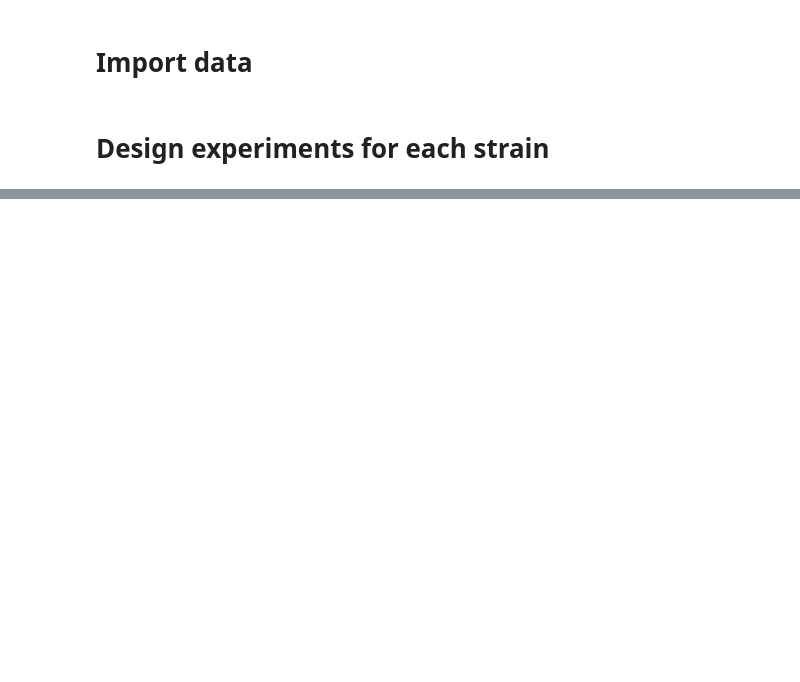
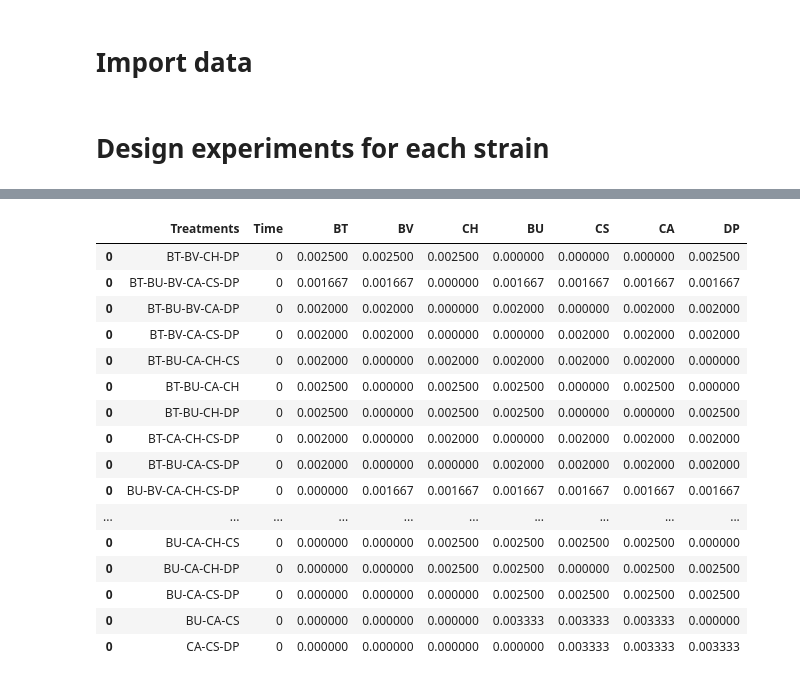
Before and after one commit to VenturelliLab/Sulaiman_et_al_2024, a Jupyter notebook: exp2/Design Experiments.ipynb, the cells around one changed output, grey strips where cells are left out. Cells and saved outputs as stored; diff of their text form; code cells hidden in the pictures; blank space fills up the shorter version.

```diff
--- a/exp2/Design Experiments.ipynb
+++ b/exp2/Design Experiments.ipynb
@@ -32,6 +32,13 @@ exp_names = []
 for file in files:
     # import data
     df = pd.read_csv(f"data/{file}")
+
+    # determine name of strain
+    strain = file.split("_")[1]
+
+    # make sure that experiment names are sorted alphabetically
+    exp_names = [gen_exp_name(np.sort(name.split("_")[0].replace(strain, "CD").split("-"))) for name in df.Treatments.values]
+    df['Treatments'] = exp_names
 
     # determine species names
     species = df.columns.values[2:]
@@ -60,7 +67,7 @@ for file in files:
     # generate design matrix
     design_df = pd.DataFrame()
     for i,x in enumerate(X):
-        exp_name = gen_exp_name(species[x>0])
+        exp_name = gen_exp_name(np.sort(species[x>0]))
         if exp_name not in exp_names:
             # eval time [0, 24]
             x_mat = np.empty([2, dim])
@@ -72,15 +79,18 @@ for file in files:
             df_exp[species] = x_mat
             design_df = pd.concat((design_df, df_exp))
 
+    # remove samples that don't have C. diff
+    CD_inds = np.in1d(design_df.Treatments.values, [exp_name for exp_name in np.unique(design_df.Treatments.values) if "CD" in exp_name])
+    design_df = design_df.iloc[CD_inds].copy()
+
     # remove samples that have already been collected
-    strain = file.split("_")[1]
-    prev_exp = np.array([exp.split("_")[0].replace(strain, "CD") for exp in np.unique(df.Treatments.values) if "Mono" not in exp])
+    prev_exp = np.unique(df.Treatments.values)
     dup_inds = np.in1d(design_df.Treatments.values, prev_exp)
     design_df = design_df.iloc[~dup_inds].copy()
 
     # determine best set of new experiments to collect
     # N is the total number of measurements (corresponds to number of wells in 96 well plate)
-    new_exp = model.design(design_df, N=31)
+    new_exp = model.design(design_df, N=16)
     exp_names += new_exp
 
     # new data to collect
@@ -121,0 +134,4 @@ designs/DSM_design.csv 31
+# %%
+non_cd = np.in1d(df.Treatments.values, [exp for exp in df.Treatments.values if "CD" not in exp])
+species = np.array([s for s in species if "CD" not in s])
+species
@@ -121,0 +140,3 @@ designs/DSM_design.csv 31
+# %%
+non_cd_df = df.iloc[non_cd][["Treatments", "Time"] + list(species)].copy()
+non_cd_df
@@ -121,0 +230,20 @@ designs/DSM_design.csv 31
+# %%
+new_df.iloc[new_df.Time.values == 0]
+# %% [output]
+|  | Treatments | Time | BT | BV | CH | BU | CS | CA | DP |
+| 0 | BT-BV-CH-DP | 0 | 0.002500 | 0.002500 | 0.002500 | 0.000000 | 0.000000 | 0.000000 | 0.002500 |
+| 0 | BT-BU-BV-CA-CS-DP | 0 | 0.001667 | 0.001667 | 0.000000 | 0.001667 | 0.001667 | 0.001667 | 0.001667 |
+| 0 | BT-BU-BV-CA-DP | 0 | 0.002000 | 0.002000 | 0.000000 | 0.002000 | 0.000000 | 0.002000 | 0.002000 |
+| 0 | BT-BV-CA-CS-DP | 0 | 0.002000 | 0.002000 | 0.000000 | 0.000000 | 0.002000 | 0.002000 | 0.002000 |
+| 0 | BT-BU-CA-CH-CS | 0 | 0.002000 | 0.000000 | 0.002000 | 0.002000 | 0.002000 | 0.002000 | 0.000000 |
+| 0 | BT-BU-CA-CH | 0 | 0.002500 | 0.000000 | 0.002500 | 0.002500 | 0.000000 | 0.002500 | 0.000000 |
+| 0 | BT-BU-CH-DP | 0 | 0.002500 | 0.000000 | 0.002500 | 0.002500 | 0.000000 | 0.000000 | 0.002500 |
+| 0 | BT-CA-CH-CS-DP | 0 | 0.002000 | 0.000000 | 0.002000 | 0.000000 | 0.002000 | 0.002000 | 0.002000 |
+| 0 | BT-BU-CA-CS-DP | 0 | 0.002000 | 0.000000 | 0.000000 | 0.002000 | 0.002000 | 0.002000 | 0.002000 |
+| 0 | BU-BV-CA-CH-CS-DP | 0 | 0.000000 | 0.001667 | 0.001667 | 0.001667 | 0.001667 | 0.001667 | 0.001667 |
+| ... | ... | ... | ... | ... | ... | ... | ... | ... | ... |
+| 0 | BU-CA-CH-CS | 0 | 0.000000 | 0.000000 | 0.002500 | 0.002500 | 0.002500 | 0.002500 | 0.000000 |
+| 0 | BU-CA-CH-DP | 0 | 0.000000 | 0.000000 | 0.002500 | 0.002500 | 0.000000 | 0.002500 | 0.002500 |
+| 0 | BU-CA-CS-DP | 0 | 0.000000 | 0.000000 | 0.000000 | 0.002500 | 0.002500 | 0.002500 | 0.002500 |
+| 0 | BU-CA-CS | 0 | 0.000000 | 0.000000 | 0.000000 | 0.003333 | 0.003333 | 0.003333 | 0.000000 |
+| 0 | CA-CS-DP | 0 | 0.000000 | 0.000000 | 0.000000 | 0.000000 | 0.003333 | 0.003333 | 0.003333 |
```
Also changed, not shown: parts of 7 cells of this notebook, 35 other files.
